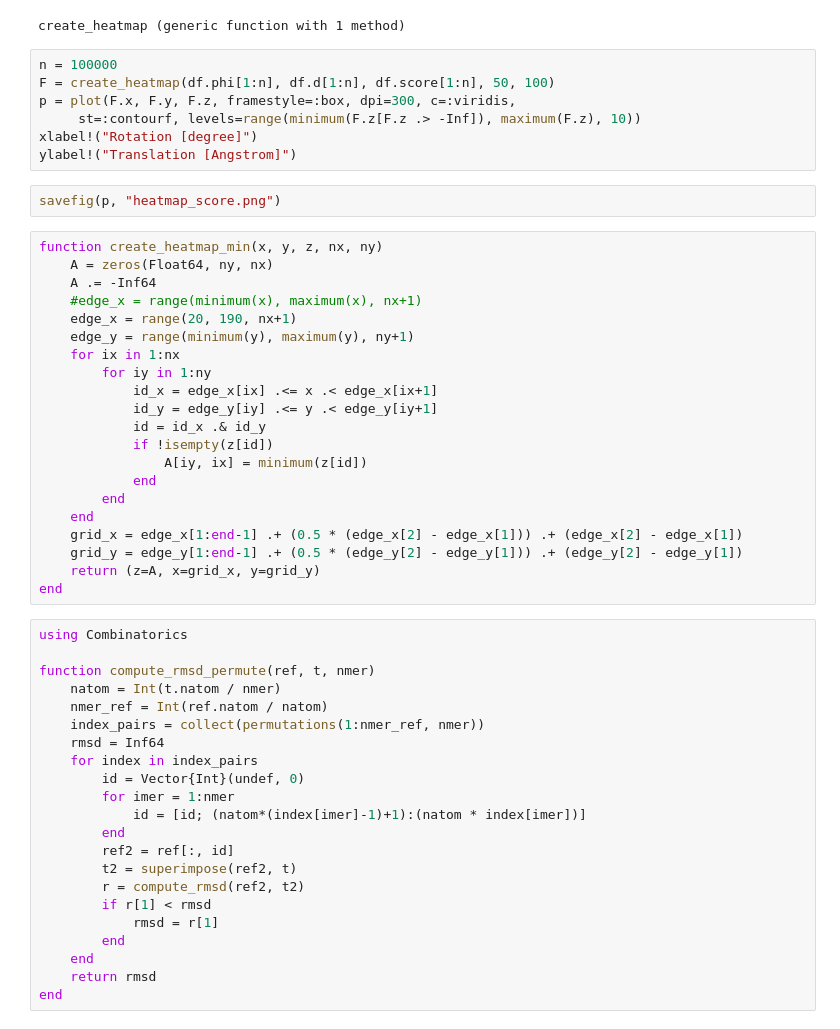
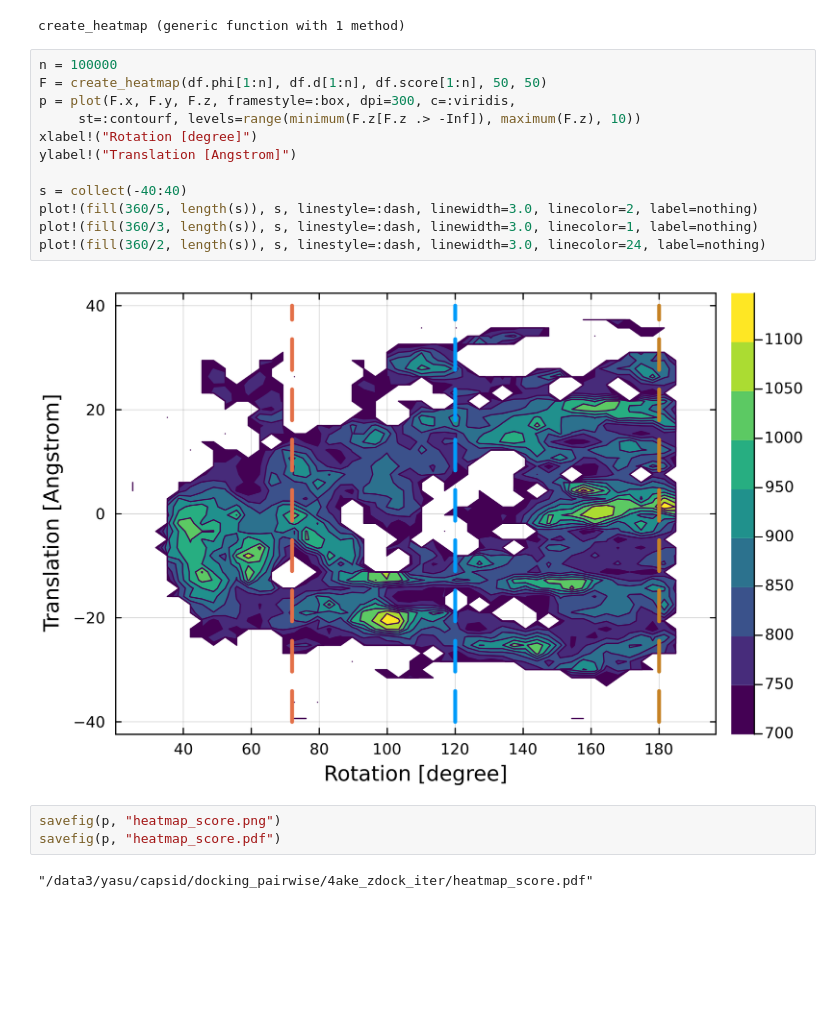
Before and after one commit to matsunagalab/capsid, a Jupyter notebook: docking_pairwise/4ake_zdock_iter/visualize.ipynb, the cells around one changed output. Saved outputs shown, nothing was run; the diff lists cells and outputs as text; blank space fills up the shorter version.

Commit message:
update docking notebooks

```diff
--- a/docking_pairwise/4ake_zdock_iter/visualize.ipynb
+++ b/docking_pairwise/4ake_zdock_iter/visualize.ipynb
@@ -80,53 +91,20 @@ end
 create_heatmap (generic function with 1 method)
 # %%
 n = 100000
-F = create_heatmap(df.phi[1:n], df.d[1:n], df.score[1:n], 50, 100)
+F = create_heatmap(df.phi[1:n], df.d[1:n], df.score[1:n], 50, 50)
 p = plot(F.x, F.y, F.z, framestyle=:box, dpi=300, c=:viridis,
      st=:contourf, levels=range(minimum(F.z[F.z .> -Inf]), maximum(F.z), 10))
 xlabel!("Rotation [degree]")
 ylabel!("Translation [Angstrom]")
+
+s = collect(-40:40)
+plot!(fill(360/5, length(s)), s, linestyle=:dash, linewidth=3.0, linecolor=2, label=nothing)
+plot!(fill(360/3, length(s)), s, linestyle=:dash, linewidth=3.0, linecolor=1, label=nothing)
+plot!(fill(360/2, length(s)), s, linestyle=:dash, linewidth=3.0, linecolor=24, label=nothing)
+# %% [output]
+[figure, added]
 # %%
 savefig(p, "heatmap_score.png")
+savefig(p, "heatmap_score.pdf")
+# %% [output]
+"/data3/yasu/capsid/docking_pairwise/4ake_zdock_iter/heatmap_score.pdf"
-# %%
-function create_heatmap_min(x, y, z, nx, ny)
-    A = zeros(Float64, ny, nx)
-    A .= -Inf64
-    #edge_x = range(minimum(x), maximum(x), nx+1)
-    edge_x = range(20, 190, nx+1)
-    edge_y = range(minimum(y), maximum(y), ny+1)
-    for ix in 1:nx
-        for iy in 1:ny
-            id_x = edge_x[ix] .<= x .< edge_x[ix+1]
-            id_y = edge_y[iy] .<= y .< edge_y[iy+1]
-            id = id_x .& id_y
-            if !isempty(z[id])
-                A[iy, ix] = minimum(z[id])
-            end
-        end
-    end
-    grid_x = edge_x[1:end-1] .+ (0.5 * (edge_x[2] - edge_x[1])) .+ (edge_x[2] - edge_x[1])
-    grid_y = edge_y[1:end-1] .+ (0.5 * (edge_y[2] - edge_y[1])) .+ (edge_y[2] - edge_y[1])
-    return (z=A, x=grid_x, y=grid_y)
-end
-# %%
-using Combinatorics
-
-function compute_rmsd_permute(ref, t, nmer)
-    natom = Int(t.natom / nmer)
-    nmer_ref = Int(ref.natom / natom)
-    index_pairs = collect(permutations(1:nmer_ref, nmer))
-    rmsd = Inf64
-    for index in index_pairs
-        id = Vector{Int}(undef, 0)
-        for imer = 1:nmer
-            id = [id; (natom*(index[imer]-1)+1):(natom * index[imer])]
-        end
-        ref2 = ref[:, id]
-        t2 = superimpose(ref2, t)
-        r = compute_rmsd(ref2, t2)
-        if r[1] < rmsd
-            rmsd = r[1]
-        end
-    end
-    return rmsd
-end
```
Also changed, not shown: parts of 12 cells of this notebook, 23 other files.
